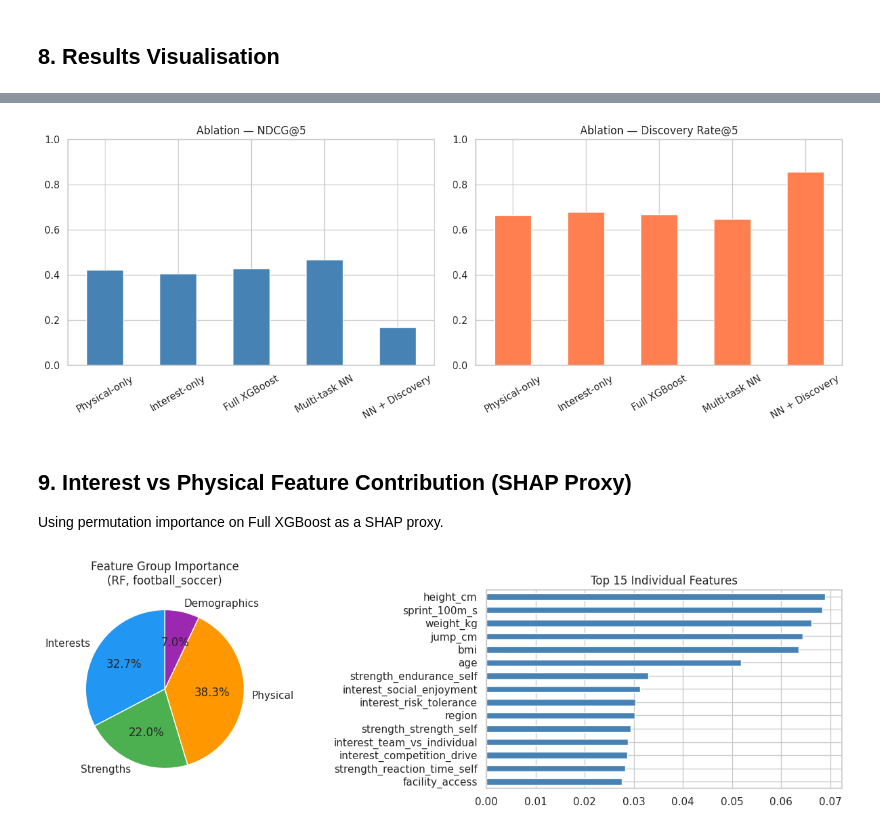
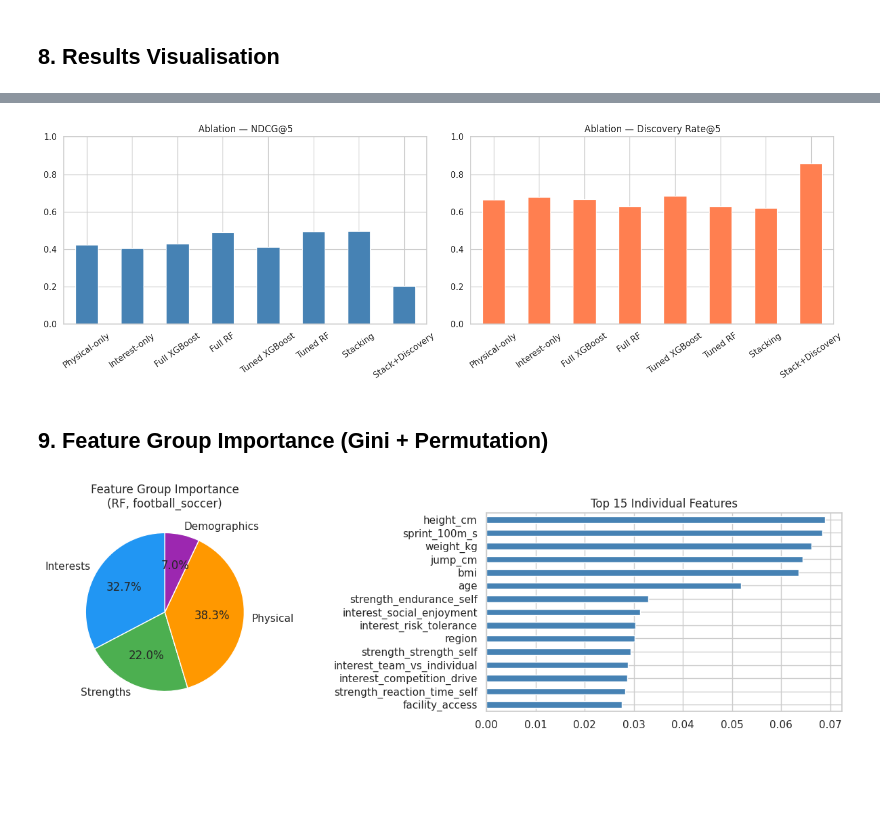
Before and after one commit to KusalPabasara/sports-recommendation, a Jupyter notebook: notebooks/03_experiments.ipynb, the cells around one changed output, grey strips where cells are left out. Cells and saved outputs as stored; diff of their text form; code cells hidden in the pictures; blank space fills up the shorter version.

```diff
--- a/notebooks/03_experiments.ipynb
+++ b/notebooks/03_experiments.ipynb
@@ -120,9 +115,9 @@ Model saved to ../experiments/multitask_nn.pt
 disc = DiscoveryScorer(alpha=0.4)
 disc.fit(X_train, interest_idx, yp_train)
 
-# Blended scores: NN play scores + discovery
-nn_play_scores = trainer.predict_scores(X_test, task='play')
-blended_scores = disc.blend(nn_play_scores, X_test, interest_idx, tried_mask=yp_test)
+# Blended scores: Stacking ensemble play scores + discovery
+stack_play_scores = s1.predict_scores(X_test)
+blended_scores = disc.blend(stack_play_scores, X_test, interest_idx, tried_mask=yp_test)
 
 print('Discovery scorer fitted.')
 print(f'Sample top-5 discoveries for user 0:')
@@ -148,8 +143,10 @@ models_play = {
     'B4_InterestOnly':  b4.predict_scores(X_test),
     'B5_FullXGBoost':   b5.predict_scores(X_test),
     'B6_FullRF':        b6.predict_scores(X_test),
-    'M1_MultiTaskNN':   trainer.predict_scores(X_test, task='play'),
-    'M2_NN+Discovery':  blended_scores,
+    'T1_TunedXGB':      t1.predict_scores(X_test),
+    'T2_TunedRF':       t2.predict_scores(X_test),
+    'S1_Stacking':      s1.predict_scores(X_test),
+    'S2_Stack+Disc':    blended_scores,
 }
 
 results_play = {}
@@ -184,9 +181,14 @@ M2_NN+Discovery             0.856
 # %%
+# Train watch-task models
+b2_watch = PopularityBaseline().fit(X_train, yw_train)
+b5_watch = FullXGBoost().fit(X_train, yw_train)
+s1_watch = StackingEnsemble(cv=3).fit(X_train, yw_train)
+
 models_watch = {
     'B1_Random':       b1.predict_scores(X_test),
-    'B2_Popularity':   PopularityBaseline().fit(X_train, yw_train).predict_scores(X_test),
-    'B5_FullXGBoost':  FullXGBoost().fit(X_train, yw_train).predict_scores(X_test),
-    'M1_MultiTaskNN':  trainer.predict_scores(X_test, task='watch'),
+    'B2_Popularity':   b2_watch.predict_scores(X_test),
+    'B5_FullXGBoost':  b5_watch.predict_scores(X_test),
+    'S1_Stacking':     s1_watch.predict_scores(X_test),
 }
 
 results_watch = {}
@@ -218,13 +220,15 @@ M1_MultiTaskNN        0.693    0.3346  0.7210  0.8520
 # %% [markdown]
 ## 7. Ablation Study
 # %%
-# Ablation 1: Interests vs Full Features (XGBoost)
 ablation = {
     'Physical-only':   b3.predict_scores(X_test),
     'Interest-only':   b4.predict_scores(X_test),
     'Full XGBoost':    b5.predict_scores(X_test),
-    'Multi-task NN':   trainer.predict_scores(X_test, task='play'),
-    'NN + Discovery':  blended_scores,
+    'Full RF':         b6.predict_scores(X_test),
+    'Tuned XGBoost':   t1.predict_scores(X_test),
+    'Tuned RF':        t2.predict_scores(X_test),
+    'Stacking':        s1.predict_scores(X_test),
+    'Stack+Discovery': blended_scores,
 }
 
 ablation_results = {}
@@ -270,23 +277,22 @@ plt.show()
 # %%
 # Ablation bar chart
-fig, axes = plt.subplots(1, 2, figsize=(13, 5))
+fig, axes = plt.subplots(1, 2, figsize=(15, 5))
 
 df_ablation['ndcg@5'].plot.bar(ax=axes[0], color='steelblue', edgecolor='white')
 axes[0].set_title('Ablation — NDCG@5'); axes[0].set_ylim(0, 1)
-axes[0].tick_params(axis='x', rotation=30)
+axes[0].tick_params(axis='x', rotation=35)
 
 df_ablation['discovery_rate@5'].plot.bar(ax=axes[1], color='coral', edgecolor='white')
 axes[1].set_title('Ablation — Discovery Rate@5'); axes[1].set_ylim(0, 1)
-axes[1].tick_params(axis='x', rotation=30)
+axes[1].tick_params(axis='x', rotation=35)
 
 plt.tight_layout()
 plt.savefig('../results/ablation_chart.png', dpi=150, bbox_inches='tight')
 plt.show()
 # %% [output]
-[figure, old version]
+[figure, new version]
-# %% [markdown]
-## 9. Interest vs Physical Feature Contribution (SHAP Proxy)
-Using permutation importance on Full XGBoost as a SHAP proxy.
+# %% [markdown]
+## 9. Feature Group Importance (Gini + Permutation)
 # %%
 from sklearn.inspection import permutation_importance
 from sklearn.multioutput import MultiOutputClassifier
```
Also changed, not shown: parts of 12 cells of this notebook, 10 other files.
